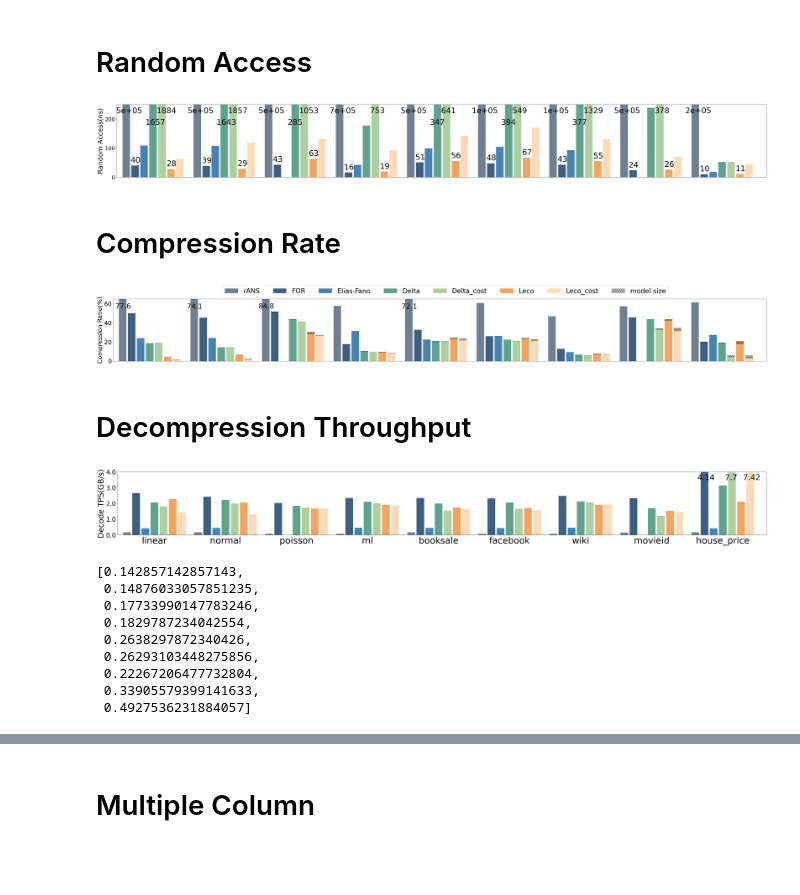
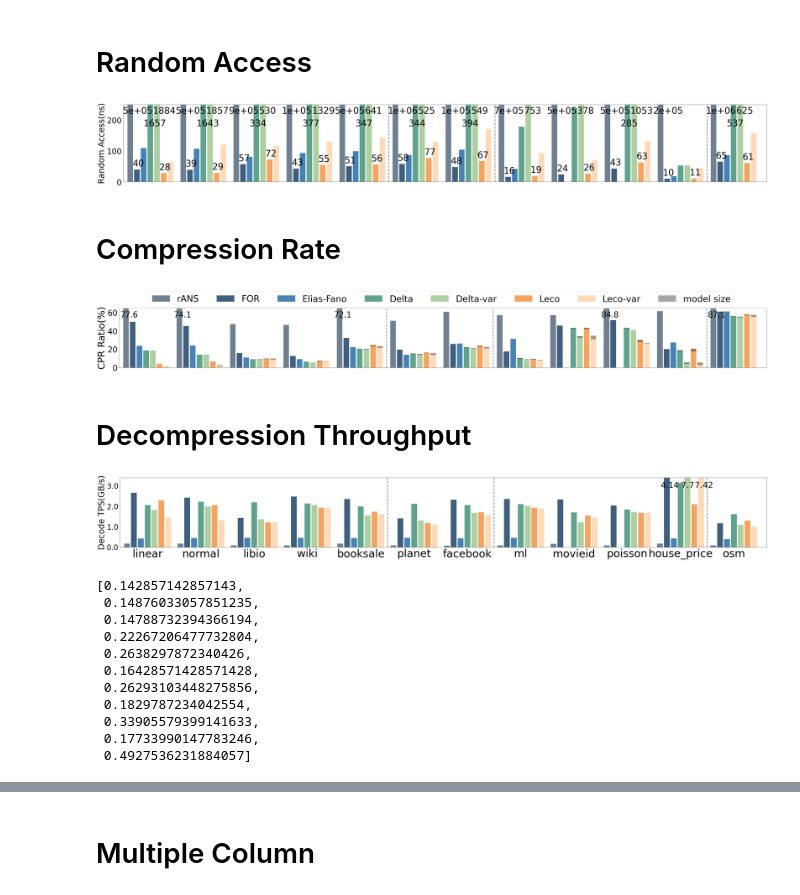
Before and after one commit to yhliu918/Learn-to-Compress, a Jupyter notebook: scripts/paper_scripts/plot_cr_ra.ipynb, the cells around one changed output, grey strips where cells are left out. Saved outputs shown, nothing was run; the diff lists cells and outputs as text; code cells hidden in the pictures; blank space fills up the shorter version.

Commit message:
update LeCo figure plotting scripts

```diff
--- a/scripts/paper_scripts/plot_cr_ra.ipynb
+++ b/scripts/paper_scripts/plot_cr_ra.ipynb
@@ -63,10 +108,12 @@ plot_fsst(cr,ra, leco_cr, leco_ra, 'HEX',[64, 43])
 # %%
-methods = ['RNS','FOR_my','Elias-Fano','delta_my','delta_cost','piecewise_fix_op_max','leco_cost']
+methods = ['RNS','FOR_my','Elias-Fano','delta_my','delta_cost','piecewise_fix_op_max','leco_cost','Poly_fix_op_max','poly_cost']
 # %%
 fix_int = pd.read_csv(base_path+'/benchmark/fix_int_benchmark_intel_new.log')
 # %%
 fix_int_filter = fix_int.loc[fix_int['method'].isin(methods)]
 # %%
 auto_int = pd.read_csv(base_path+'/benchmark/auto_int_benchmark_intel.log')
+gre_result = pd.read_csv(base_path+'/benchmark/bench_gre.log',delimiter=',')
+gre_result_auto = pd.read_csv(base_path+'/benchmark/bench_gre_auto.log',delimiter=',')
 # %%
-total = pd.concat([fix_int_filter, auto_int],axis = 0)
+total = pd.concat([fix_int_filter, auto_int,gre_result,gre_result_auto],axis = 0)
@@ -225,11 +132,11 @@ def process_plot_data(plot_dataset, methods, total, attribute):
 font1 = {
 #          'weight': 'bold',
          'style':'normal',
-         'size': 35,
+         'size': 40,
          }
 def create_multi_bars(labels, datas, tick_step=1.5, group_gap=0.18, bar_gap=0):
     codec = ['rANS','FOR','Elias-Fano','Delta','Delta_cost','Leco','Leco_cost']
-    category_colors = ['slategray',color_sns[5],'steelblue',color_sns[3],color_sns[1],'sandybrown','peachpuff']
+    category_colors = ['slategray',color_sns[5],'steelblue',color_sns[3],color_sns[1],'sandybrown','peachpuff','orange']
 #     category_colors = ['steelblue','darkcyan','seagreen','darkseagreen','sandybrown','peachpuff']
 #     category_colors = ['slategray','lightsteelblue','seagreen','darkseagreen','peru','sandybrown']
 #     category_colors = ['steelblue','lightsteelblue','seagreen','darkseagreen','sandybrown','peachpuff']
@@ -241,29 +148,31 @@ def create_multi_bars(labels, datas, tick_step=1.5, group_gap=0.18, bar_gap=0):
     bar_width = bar_span - bar_gap
     baseline_x = ticks - (group_width - bar_span) / 2
 #     print(baseline_x, bar_span)
-    plt.figure(figsize=(42, 5))
+    plt.figure(figsize=(42, 5.4))
     for index, y in enumerate(datas):
         plt.bar(baseline_x + index*bar_span, y, bar_width, label =codec[index],color = category_colors[index] )
         for i in range(len(y)):
             if (index == 1 or index == 5):
-                plt.text(baseline_x[i] + index*bar_span- bar_span/2,np.array(y)[i]+10, str(np.array(y)[i].astype(np.int64)),fontdict=font1)
+                plt.text(baseline_x[i] + index*bar_span- bar_span/1.5,np.array(y)[i]+10, str(np.array(y)[i].astype(np.int64)),fontdict=font1)
 
             if np.array(y)[i]>250:
                 if index ==0:
                     plt.text(baseline_x[i] + index*bar_span - bar_span/3 - 0.15,220, '%.1g' % np.array(y)[i].astype(np.int64),fontdict=font1)
                 if index ==3:
-                    plt.text(baseline_x[i] + index*bar_span - bar_span/3 - 0.1,180, str(np.array(y)[i].astype(np.int64)),fontdict=font1)
+                    plt.text(baseline_x[i] + index*bar_span - bar_span/2 - 0.1,180, str(np.array(y)[i].astype(np.int64)),fontdict=font1)
                 if index ==4:
                     plt.text(baseline_x[i] + index*bar_span - bar_span/3 - 0.05,220, str(np.array(y)[i].astype(np.int64)),fontdict=font1)
-
+    plt.axvline(x=6.75, c="grey", ls="--", lw=3)
+    plt.axvline(x=9.75, c="grey", ls="--", lw=3)
+    plt.axvline(x=15.75, c="grey", ls="--", lw=3)
     ax = plt.gca()
     ymajorLocator = MultipleLocator(100)
     ax.yaxis.set_major_locator(ymajorLocator)
     plt.xlim([min(baseline_x)-0.2, max(baseline_x)+1.5])
     plt.ylim([0, 250])
-    plt.ylabel('Random Access(ns)',fontsize=30)
+    plt.ylabel('Random Access(ns)',fontsize=37)
 #     plt.legend(fontsize=24,ncol=6 )
-    plt.yticks(fontsize=24)
+    plt.yticks(fontsize=35)
     plt.xticks(ticks, labels, fontsize=30)
 
     plt.xticks([])
@@ -271,16 +180,17 @@ def create_multi_bars(labels, datas, tick_step=1.5, group_gap=0.18, bar_gap=0):
     plt.savefig('RA_total.pdf', transparent=True)
     plt.show()
 # %%
-plot_dataset = ['linear_200M_uint32.txt','normal_200M_uint32.txt','poisson_randomdie.txt','ml_timestamp.txt','books_200M_uint32.txt','fb_200M_uint64','wiki_200M_uint64','movieid.txt','house_price.txt']
-label = ['linear','normal','poisson','timestamp','books','fb','wiki','movieid','house_price']
+plot_dataset = ['linear_200M_uint32.txt','normal_200M_uint32.txt','libio','wiki_200M_uint64','books_200M_uint32.txt','planet','fb_200M_uint64','ml_timestamp.txt','movieid.txt','poisson_randomdie.txt','house_price.txt','osm_cellids_200M_uint64']
+label = ['linear','normal','libio','wiki','booksale','planet','facebook','ml','movieid','poisson','house_price','osm']
+methods = ['RNS','FOR_my','Elias-Fano','delta_my','delta_cost','piecewise_fix_op_max','leco_cost']
 data = process_plot_data(plot_dataset, methods, total,'ra_ns')
 data = np.array(data)
 for i in range(len(data)):
     data[i][0] = int(data[i][0])
 data.resize([len(methods),len(plot_dataset)])
 create_multi_bars(label, data, bar_gap=0.03)
 # %% [output]
-[figure, old version]
+[figure, new version]
 # %% [markdown]
 # Compression Rate
 # %%
@@ -340,13 +252,13 @@ def process_cr(plot_dataset,methods,total):
         pair = [list(cr_array[i]),list(cr_array_model[i])]
         total_cr.append(pair)
     return total_cr
-# %%
-plot_dataset = ['linear_200M_uint32.txt','normal_200M_uint32.txt','poisson_randomdie.txt','ml_timestamp.txt','books_200M_uint32.txt','fb_200M_uint64','wiki_200M_uint64','movieid.txt','house_price.txt']
-label = ['linear','normal','poisson','timestamp','books','fb','wiki','movieid','house_price']
-total_cr =  process_cr(plot_dataset,methods,total)
-create_multi_bars_cr(label, total_cr, bar_gap=0.03)
-# %% [output]
-[figure, removed]
+# %%
+methods = ['RNS','FOR_my','Elias-Fano','delta_my','delta_cost','piecewise_fix_op_max','leco_cost']
+total_cr =  process_cr(plot_dataset,methods,total)
+
+create_multi_bars_cr(label, total_cr, bar_gap=0.03)
+# %% [output]
+[figure, added]
 # %% [markdown]
 # Decompression Throughput
 # %%
@@ -382,8 +296,7 @@ def create_multi_bars(labels, datas, tick_step=1.5, group_gap=0.15, bar_gap=0):
     plt.savefig('DT_total.pdf',dpi=500, transparent=True)
     plt.show()
 # %%
-plot_dataset = ['linear_200M_uint32.txt','normal_200M_uint32.txt','poisson_randomdie.txt','ml_timestamp.txt','books_200M_uint32.txt','fb_200M_uint64','wiki_200M_uint64','movieid.txt','house_price.txt']
-label = ['linear','normal','poisson','ml','booksale','facebook','wiki','movieid','house_price']
+methods = ['RNS','FOR_my','Elias-Fano','delta_my','delta_cost','piecewise_fix_op_max','leco_cost']
 data = process_plot_data(plot_dataset, methods, total,'da_ns')
 for i in range(len(data)):
     if float(data[i])>=0.01:
@@ -394,10 +307,8 @@ for i in range(len(data)):
 data.resize([len(methods),len(plot_dataset)])
 create_multi_bars(label, data, bar_gap=0.03)
 # %% [output]
-[figure, old version]
+[figure, new version]
 # %%
-plot_dataset = ['linear_200M_uint32.txt','normal_200M_uint32.txt','poisson_randomdie.txt','ml_timestamp.txt','books_200M_uint32.txt','fb_200M_uint64','wiki_200M_uint64','movieid.txt','house_price.txt']
-label = ['linear','normal','poisson','timestamp','books','facebook','wiki','movieid','house_price']
 data = process_plot_data(plot_dataset, ['leco_cost','piecewise_fix_op_max','FOR_my','Elias-Fano'], total,'da_ns')
 for i in range(len(data)):
     if float(data[i])>=0.01:
@@ -413,12 +324,14 @@ dt_thr
 # %% [output]
 [0.142857142857143,
  0.14876033057851235,
+ 0.14788732394366194,
+ 0.22267206477732804,
+ 0.2638297872340426,
+ 0.16428571428571428,
+ 0.26293103448275856,
+ 0.1829787234042554,
+ 0.33905579399141633,
  0.17733990147783246,
- 0.1829787234042554,
- 0.2638297872340426,
- 0.26293103448275856,
- 0.22267206477732804,
- 0.33905579399141633,
  0.4927536231884057]
 # %%
 fix_method  = ['FOR_my','Elias-Fano','delta_my','piecewise_fix_op_max','leco_cost']
```
Also changed, not shown: parts of 77 cells of this notebook, 2 other files.
